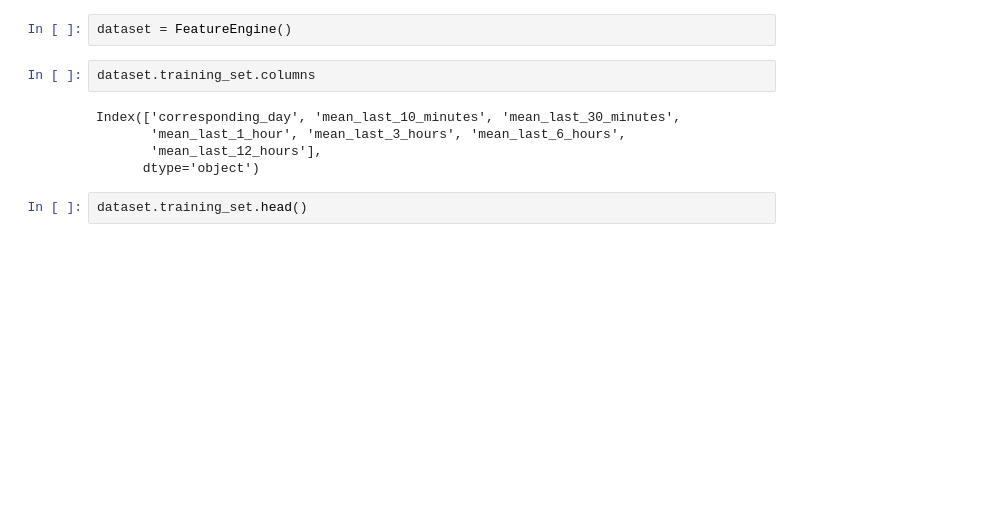
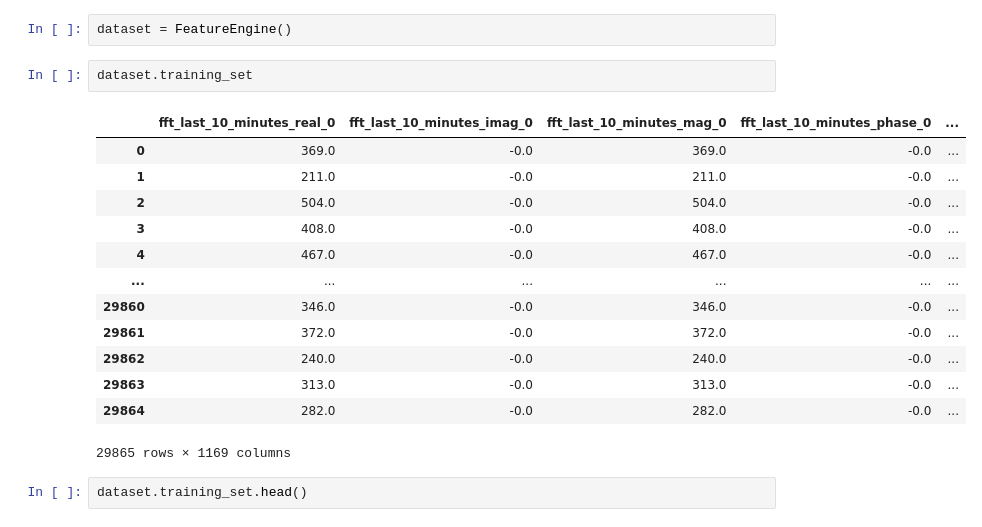
Before and after one commit to Nikhil-Narayanan/XGB-BGL-NGIN, a Jupyter notebook: under_sampling.ipynb, the cells around one changed output. Cells and saved outputs as stored; diff of their text form; blank space fills up the shorter version.

```diff
--- a/under_sampling.ipynb
+++ b/under_sampling.ipynb
@@ -10,12 +10,21 @@ import shap
 # %%
 dataset = FeatureEngine()
 # %%
-dataset.training_set.columns
+dataset.training_set
 # %% [output]
+|  | fft_last_10_minutes_real_0 | fft_last_10_minutes_imag_0 | fft_last_10_minutes_mag_0 | fft_last_10_minutes_phase_0 | ... |
+| 0 | 369.0 | -0.0 | 369.0 | -0.0 | ... |
+| 1 | 211.0 | -0.0 | 211.0 | -0.0 | ... |
+| 2 | 504.0 | -0.0 | 504.0 | -0.0 | ... |
+| 3 | 408.0 | -0.0 | 408.0 | -0.0 | ... |
+| 4 | 467.0 | -0.0 | 467.0 | -0.0 | ... |
+| ... | ... | ... | ... | ... | ... |
+| 29860 | 346.0 | -0.0 | 346.0 | -0.0 | ... |
+| 29861 | 372.0 | -0.0 | 372.0 | -0.0 | ... |
+| 29862 | 240.0 | -0.0 | 240.0 | -0.0 | ... |
+| 29863 | 313.0 | -0.0 | 313.0 | -0.0 | ... |
+| 29864 | 282.0 | -0.0 | 282.0 | -0.0 | ... |
-Index(['corresponding_day', 'mean_last_10_minutes', 'mean_last_30_minutes',
-       'mean_last_1_hour', 'mean_last_3_hours', 'mean_last_6_hours',
-       'mean_last_12_hours'],
-      dtype='object')
+29865 rows × 1169 columns
 # %%
 dataset.training_set.head()
 # %% [output]
```
